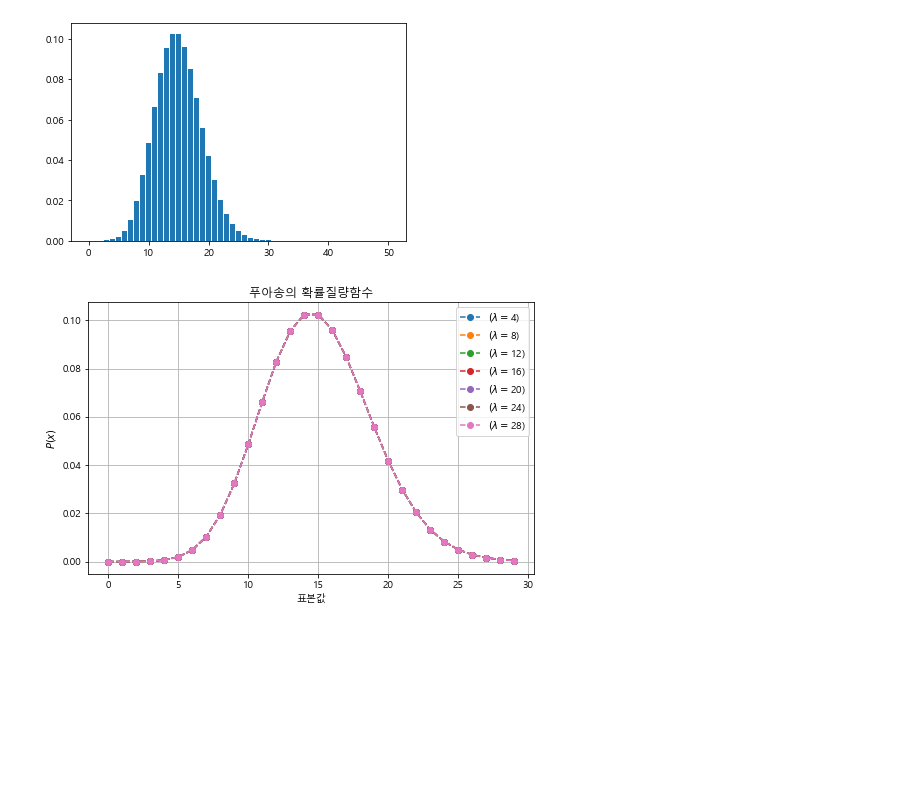
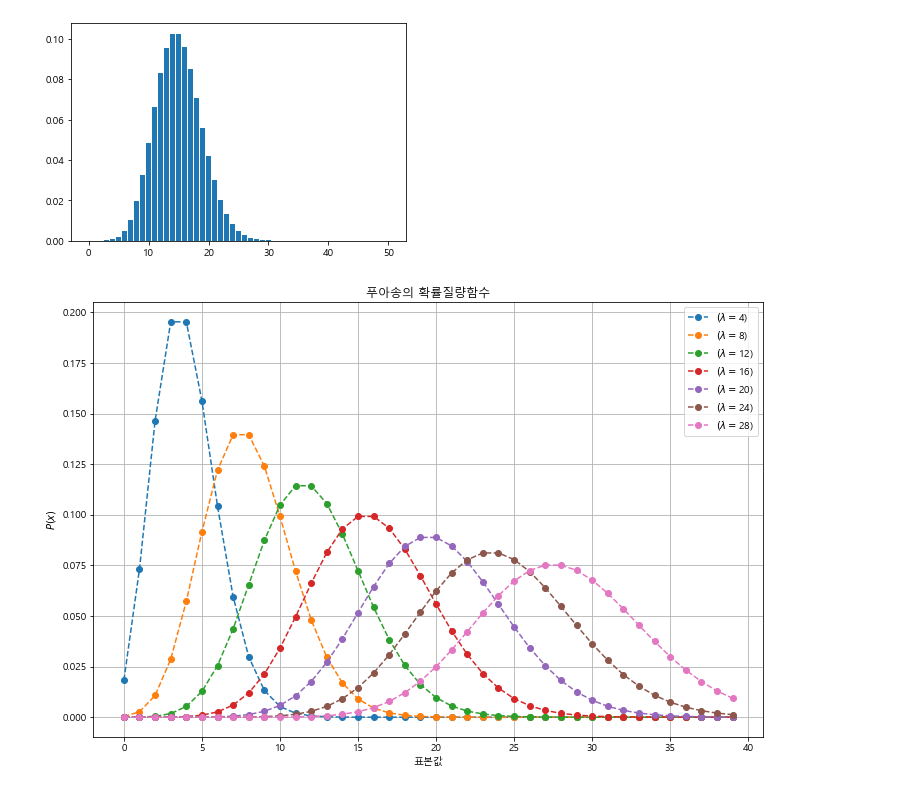
Before and after one commit to 21ckwj/Data-Analysis, a Jupyter notebook: blog용/확률과통계/[확률통계기초] 푸아송분포.ipynb, the cells around one changed output. Drawn from its saved outputs; the diff is of its cells as text; code cells hidden in the pictures; blank space fills up the shorter version.

```diff
--- a/blog용/확률과통계/[확률통계기초] 푸아송분포.ipynb
+++ b/blog용/확률과통계/[확률통계기초] 푸아송분포.ipynb
@@ -31,15 +31,17 @@ def plot_poisson_distribution(l):
     plt.grid()
     plt.legend()
 # %%
-plt.figure(figsize=(8,5))
-xx = np.arange(30)
+plt.figure(figsize=(12,8))
+xx = np.arange(40)
 for l in range(4,30,4):
+    poisson = sp.stats.poisson(l)
     plt.plot(xx, poisson.pmf(xx),'o--', label = r'$(\lambda =$' + str(l) + ')')
+
 plt.xlabel("표본값")
 plt.ylabel("$P(x)$")
 plt.title("푸아송의 확률질량함수")
 plt.grid()
 plt.legend()
 plt.show()
 # %% [output]
-[figure, old version]
+[figure, new version]
```
